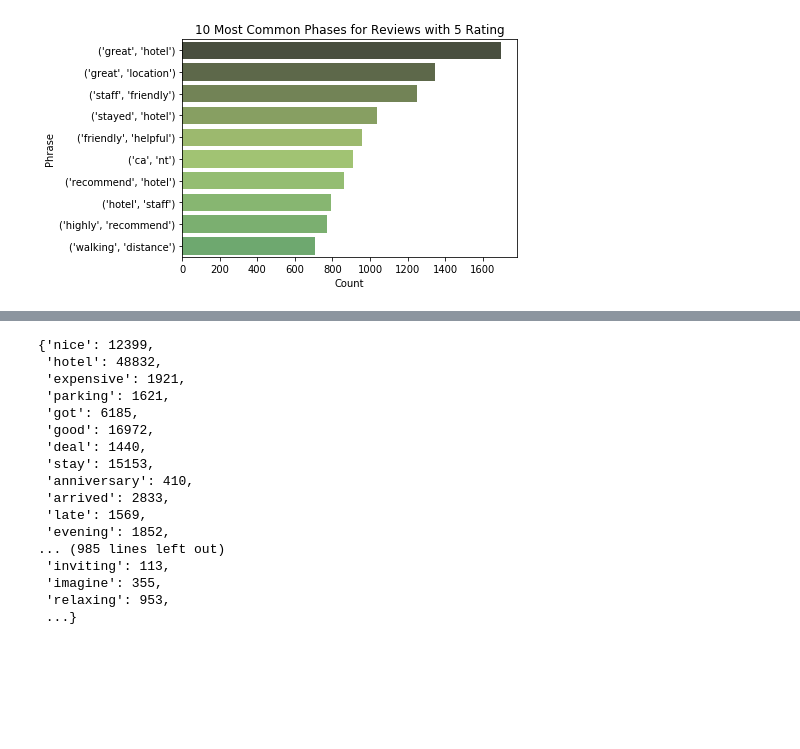
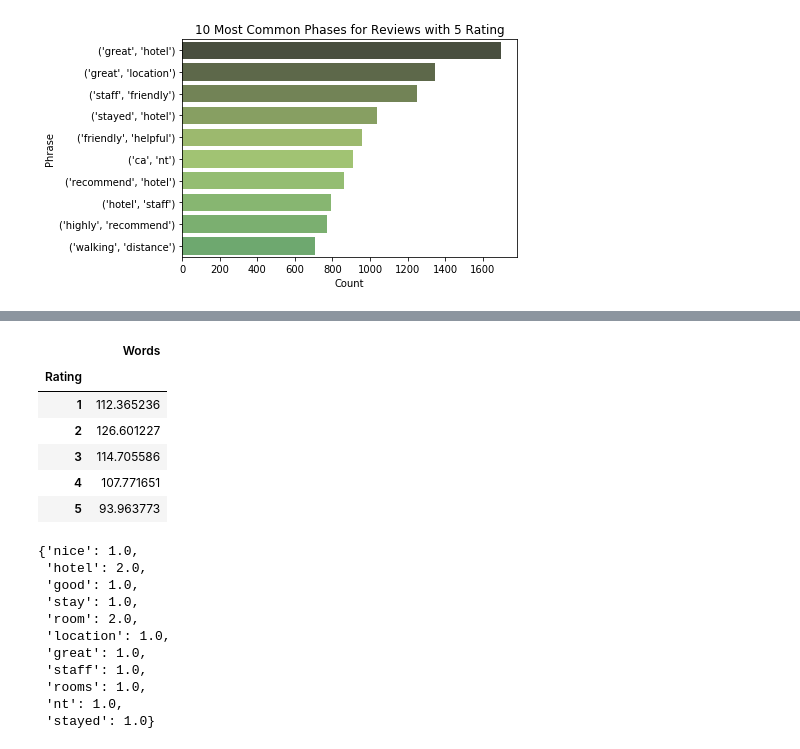
Before and after one commit to laimich/Hotel-Reviews-Data-Analysis, a Jupyter notebook: hotel_data_analysis.ipynb, the cells around one changed output, grey strips where cells are left out. Saved outputs shown, nothing was run; the diff lists cells and outputs as text; code cells hidden in the pictures; blank space fills up the shorter version.

```diff
--- a/hotel_data_analysis.ipynb
+++ b/hotel_data_analysis.ipynb
@@ -131,9 +143,20 @@ sns.violinplot("Rating", "Words", data=rating_length)
+# %%
+rating_length.groupby('Rating').mean()
+# %% [output]
+|  | Words |
+| Rating |  |
+| 1 | 112.365236 |
+| 2 | 126.601227 |
+| 3 | 114.705586 |
+| 4 | 107.771651 |
+| 5 | 93.963773 |
 # %%
 # -------------------------------------------------------------------------Q4
 # occurances of a specific word in reviews, most used words/phrases?
 
 stop_words = set(stopwords.words('english'))
 count_words = {}
+total_words = 0
 
 for index, row in df.iterrows():
     # remove punctuation
@@ -142,27 +165,29 @@ for index, row in df.iterrows():
     row['Review'] = " ".join([word for word in str(row['Review']).split() if word not in stop_words])
     row['Review'] = row['Review'].split()
     for word in row['Review']:
+        total_words += 1
         if word in count_words.keys():
             count_words[word] += 1
         else:
             count_words[word] = 1
 
-count_words
+percentage_words = {}
+for word in count_words.keys():
+    count = count_words[word]
+    percentage = round(count/total_words, 2)
+    if (percentage > 0):
+        percentage_words[word] = percentage*100
+
+percentage_words
 # %% [output]
-{'nice': 12399,
- 'hotel': 48832,
- 'expensive': 1921,
- 'parking': 1621,
- 'got': 6185,
- 'good': 16972,
- 'deal': 1440,
- 'stay': 15153,
- 'anniversary': 410,
- 'arrived': 2833,
- 'late': 1569,
- 'evening': 1852,
-... (985 lines left out)
- 'inviting': 113,
- 'imagine': 355,
- 'relaxing': 953,
- ...}
+{'nice': 1.0,
+ 'hotel': 2.0,
+ 'good': 1.0,
+ 'stay': 1.0,
+ 'room': 2.0,
+ 'location': 1.0,
+ 'great': 1.0,
+ 'staff': 1.0,
+ 'rooms': 1.0,
+ 'nt': 1.0,
+ 'stayed': 1.0}
```
Also changed, not shown: parts of 6 cells of this notebook.
